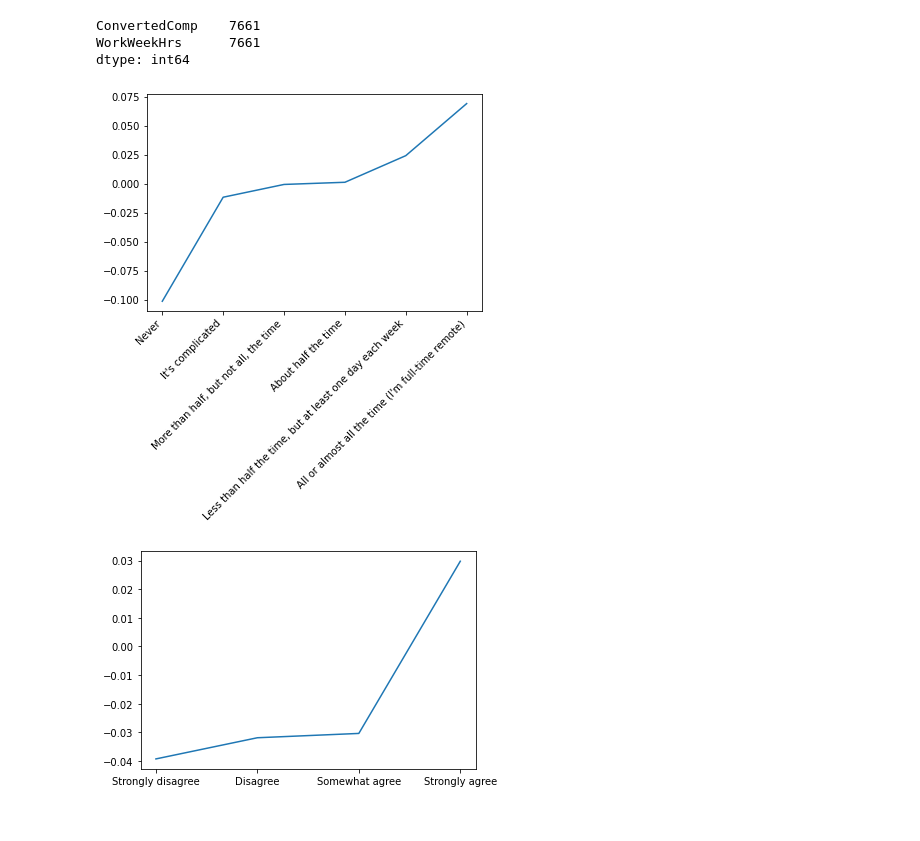
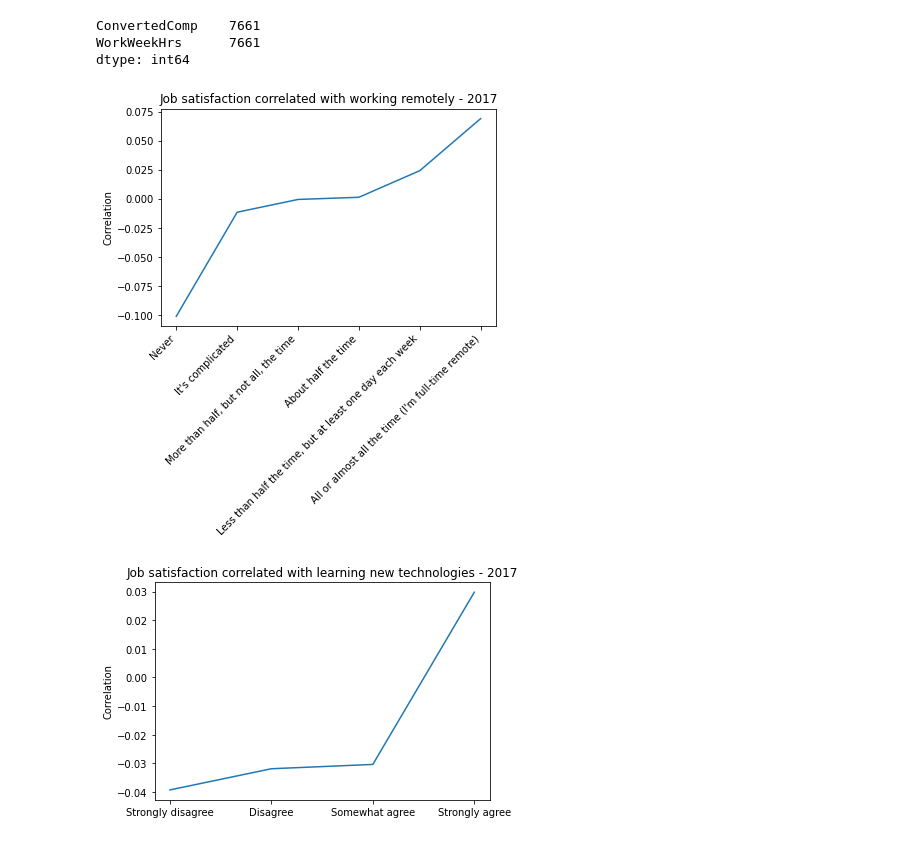
Before and after one commit to lbcastro/udacity_ds_p1, a Jupyter notebook: main.ipynb, the cells around one changed output. Drawn from its saved outputs; the diff is of its cells as text; code cells hidden in the pictures.

```diff
--- a/main.ipynb
+++ b/main.ipynb
@@ -327,18 +361,22 @@ dtype: int64
 # %%
 # Job satisfaction and working from home
 c = corr_satisfaction(df_map[2017], 'JobSatisfaction', 'HomeRemote')
 plt.plot(c)
 plt.xticks(rotation=45, ha="right")
+plt.title("Job satisfaction correlated with working remotely - 2017")
+plt.ylabel("Correlation")
 plt.show()
 # %% [output]
-[figure, old version]
+[figure, new version]
 # %%
 # Job satisfaction and learning new tech
 c = corr_satisfaction(df_map[2017], 'JobSatisfaction', 'LearningNewTech')
 plt.plot(c)
+plt.title("Job satisfaction correlated with learning new technologies - 2017")
+plt.ylabel("Correlation")
 plt.show()
 # %% [output]
-[figure, old version]
+[figure, new version]
 # %%
 # The previous charts indicate that good habits and healthy lifestyles are generally associated
 # with higher job satisfaction.
```
Also changed, not shown: parts of 12 cells of this notebook, 1 other file.
